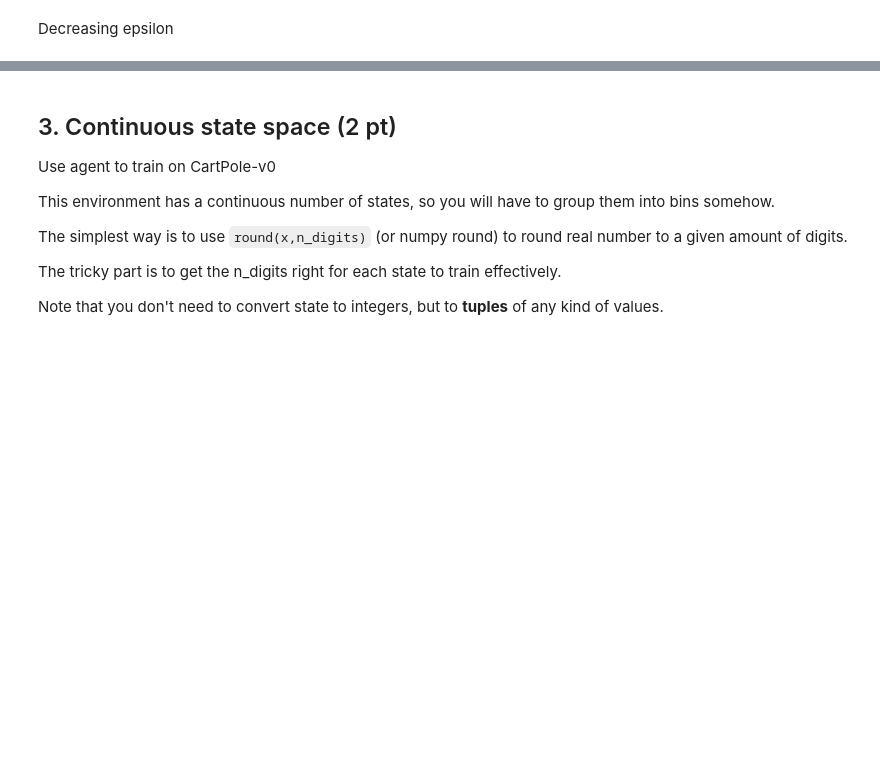
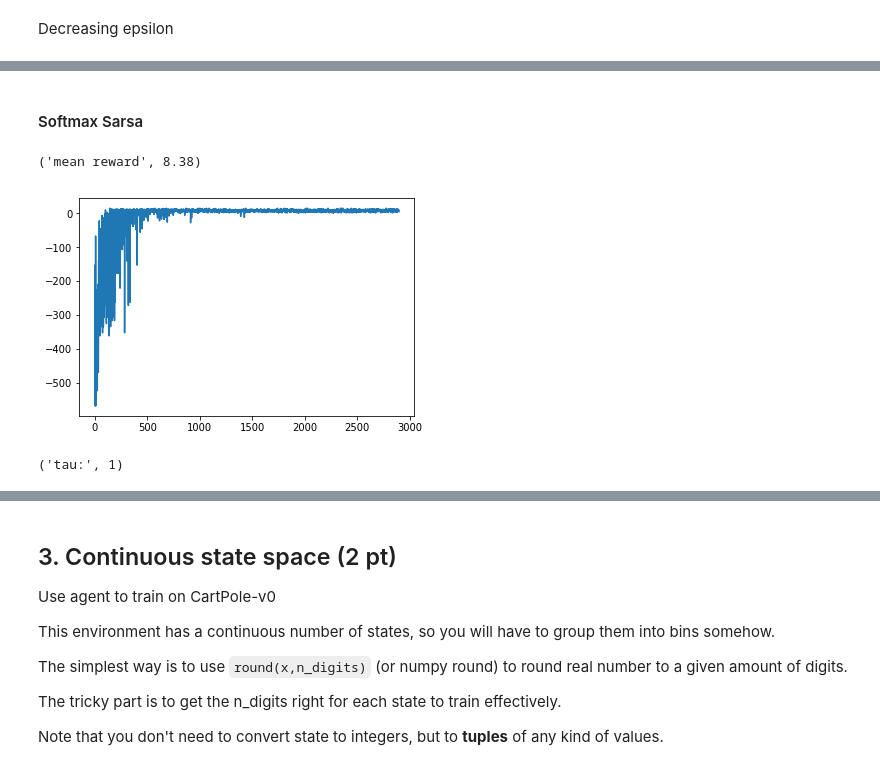
Before and after one commit to legendawes/Practical_RL, a Jupyter notebook: week3_model_free/homework/homework.ipynb, the cells around one changed output, grey strips where cells are left out. Drawn from its saved outputs; the diff is of its cells as text; code cells hidden in the pictures; blank space fills up the shorter version.

```diff
--- a/week3_model_free/homework/homework.ipynb
+++ b/week3_model_free/homework/homework.ipynb
@@ -160,0 +163,2 @@ play_games(agent, 1000, eps_mult=0.99, eps_period=2)
+# %% [markdown]
+#### Softmax Sarsa
@@ -160,0 +167,22 @@ play_games(agent, 1000, eps_mult=0.99, eps_period=2)
+# %%
+def play_games_tau(agent, n_games, tau_mult=None, tau_period=None, min_tau=0.001):
+    rewards = []
+    for i in range(n_games):
+        rewards.append(play_and_train(env, agent))
+        if i % 100 == 0:
+            clear_output(True)
+            print("mean reward",np.mean(rewards[-100:]))
+            plt.plot(rewards)
+            plt.show()
+            print('tau:', agent.tau)
+
+        if (tau_mult is not None) and (tau_period is not None) and not(i % tau_period):
+            agent.tau = max(min_tau, agent.tau*tau_mult)
+# %%
+agent = EVSoftmaxSarsaAgent(alpha=0.5,tau=1,discount=0.99,
+                       getLegalActions = lambda s: range(n_actions))
+play_games_tau(agent, 3000)
+# %% [output]
+('mean reward', 8.38)
+[figure, added]
+('tau:', 1)
```
Also changed, not shown: parts of 24 cells of this notebook, 2 other files.
